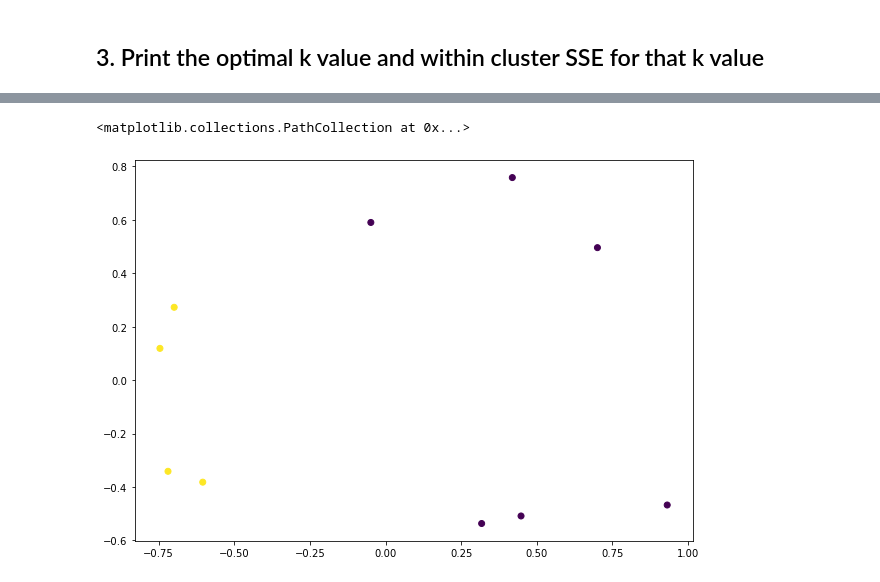
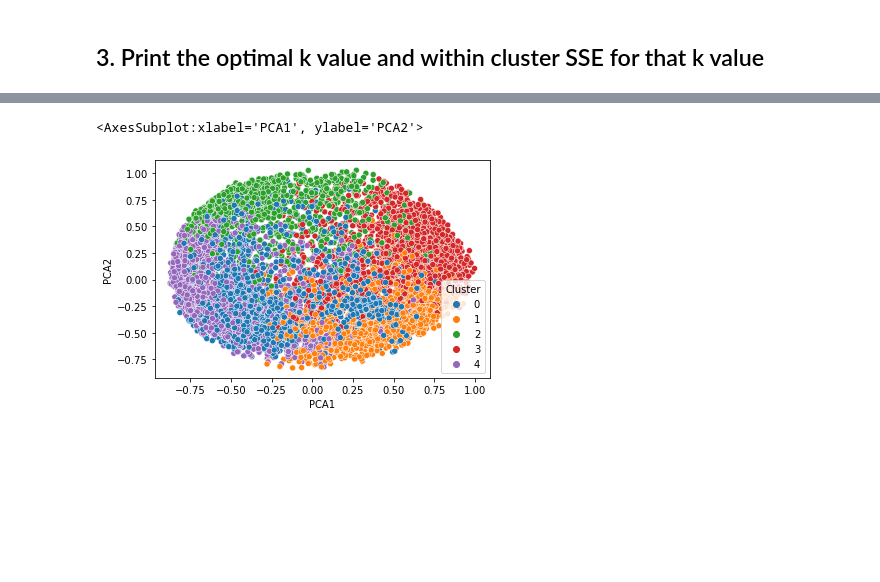
Before and after one commit to domnicraj123/market-segmentation, a Jupyter notebook: Market Segmentation.ipynb, the cells around one changed output, grey strips where cells are left out. Saved outputs shown, nothing was run; the diff lists cells and outputs as text; code cells hidden in the pictures; blank space fills up the shorter version.

```diff
--- a/Market Segmentation.ipynb
+++ b/Market Segmentation.ipynb
@@ -230,10 +191,12 @@ dend = shc.dendrogram(link)
 # %%
 from sklearn.cluster import AgglomerativeClustering
-cluster = AgglomerativeClustering(n_clusters=2, affinity='euclidean',linkage='ward')
-y = cluster.fit_predict(X_normalize)
+ac = AgglomerativeClustering(n_clusters=5,affinity='euclidean',linkage='ward')
+ac_pred = ac.fit_predict(X)
-# %%
-plt.figure(figsize=(10,7))
-plt.scatter(pca_df10['PCA1'],pca_df10['PCA2'],c=cluster.labels_)
-# %% [output]
-<matplotlib.collections.PathCollection at 0x...>
-[figure, removed]
+# %%
+ac_res = pca_df.copy()
+ac_res['Cluster'] = ac_pred
+# %%
+sns.scatterplot(x='PCA1',y='PCA2',data=ac_res,hue='Cluster',palette='tab10')
+# %% [output]
+<AxesSubplot:xlabel='PCA1', ylabel='PCA2'>
+[figure, added]
```
Also changed, not shown: parts of 22 cells of this notebook.
